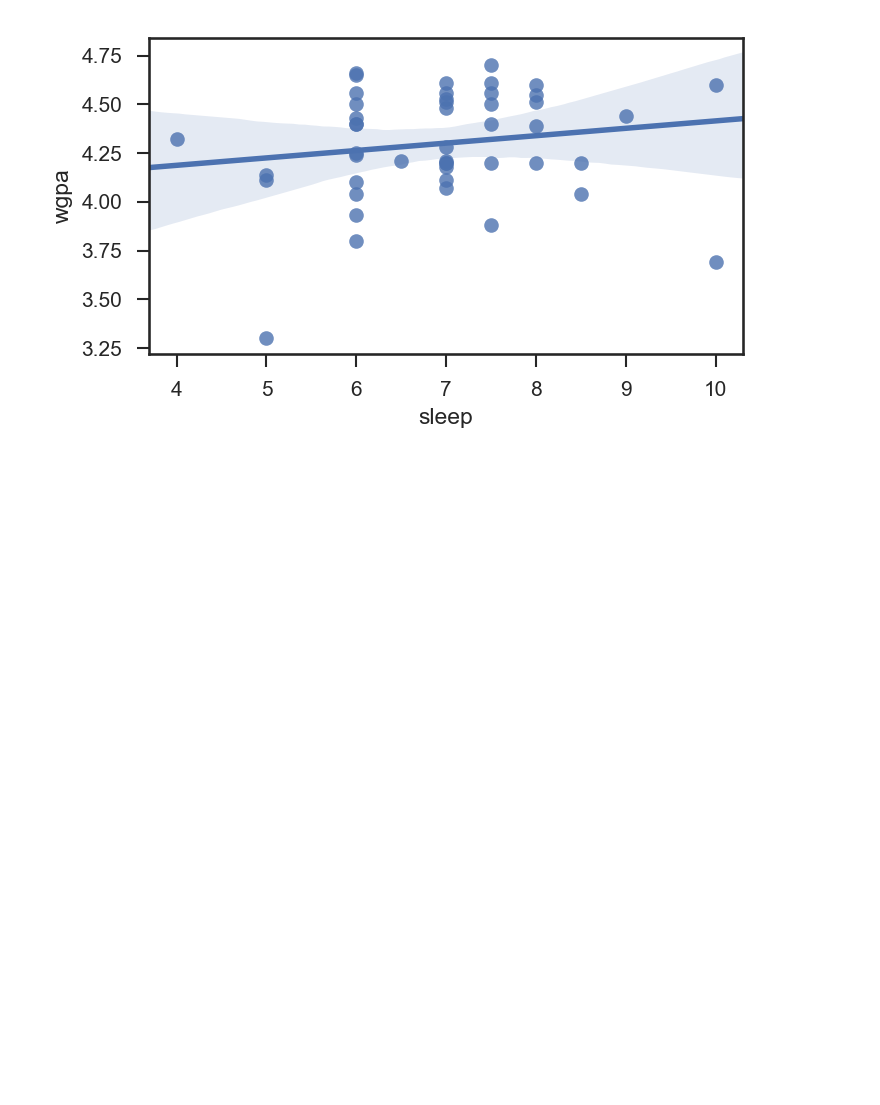
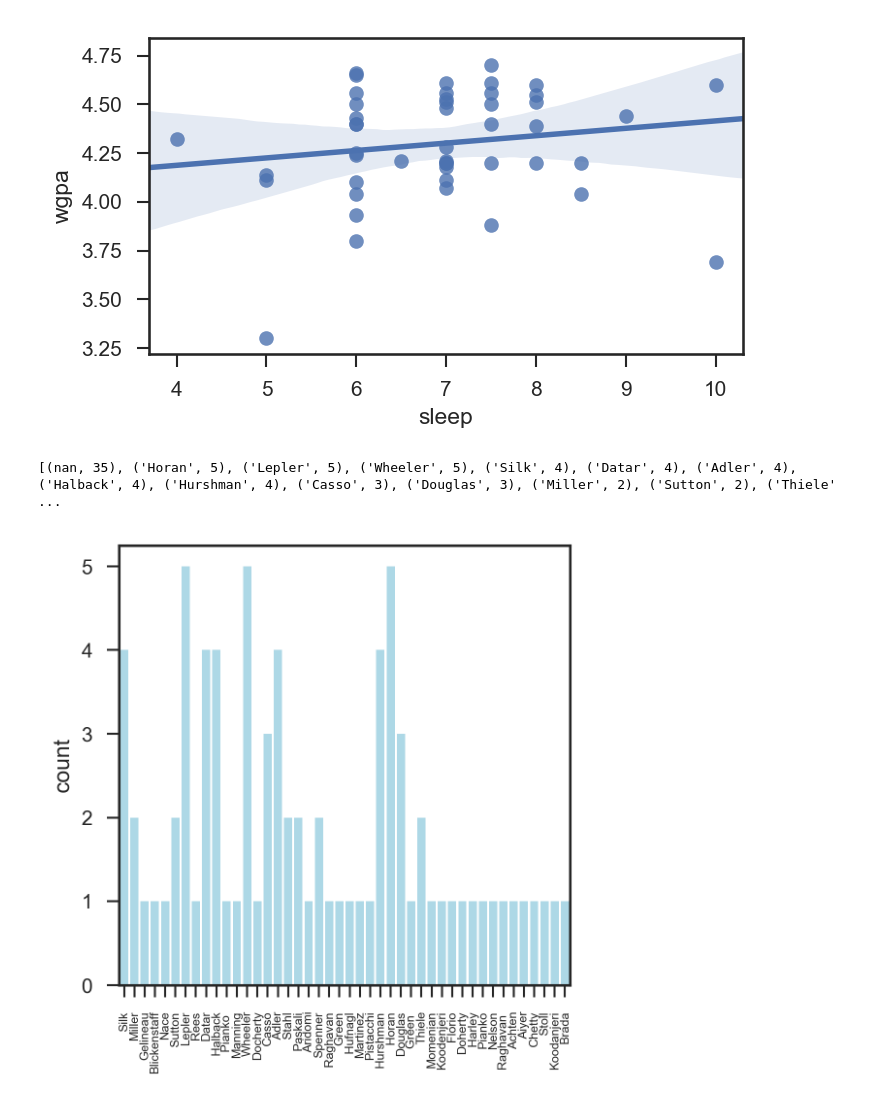
Before and after one commit to rmovva/generalsurvey, a Jupyter notebook: correlations_Ttests.ipynb, the cells around one changed output. Cells and saved outputs as stored; diff of their text form; code cells hidden in the pictures; blank space fills up the shorter version.

Commit message:
fav teachers + mean/median gpa

```diff
--- a/correlations_Ttests.ipynb
+++ b/correlations_Ttests.ipynb
@@ -175,3 +183,31 @@ plt.show()
 # %% [output]
 SpearmanrResult(correlation=0.18073312699852165, pvalue=0.22409118128132532)
 [figure]
+# %%
+import math
+from collections import OrderedDict
+
+teacherCts = OrderedDict()
+
+for i in range(len(df['teacher1'])):
+    for teacher in (df['teacher1'][i], df['teacher2'][i]):
+        if teacher not in teacherCts:
+            teacherCts[teacher] = 0
+        teacherCts[teacher] += 1
+
+print sorted(teacherCts.items(), key=lambda x:-x[1])
+# %% [output]
+[(nan, 35), ('Horan', 5), ('Lepler', 5), ('Wheeler', 5), ('Silk', 4), ('Datar', 4), ('Adler', 4), ('Halback', 4), ('Hurshman', 4), ('Casso', 3), ('Douglas', 3), ('Miller', 2), ('Sutton', 2), ('Thiele' ...
+# %%
+plt.figure(figsize = (4,4), dpi=300)
+
+
+ax = sns.countplot(np.concatenate((df['teacher1'],df['teacher2'])),
+                   orient = False,
+                   color = 'lightblue', saturation = 1)
+
+plt.xticks(fontsize=6, rotation=90)
+
+plt.show()
+# %% [output]
+[figure, added]
```
Also changed, not shown: parts of 1 cell of this notebook.
